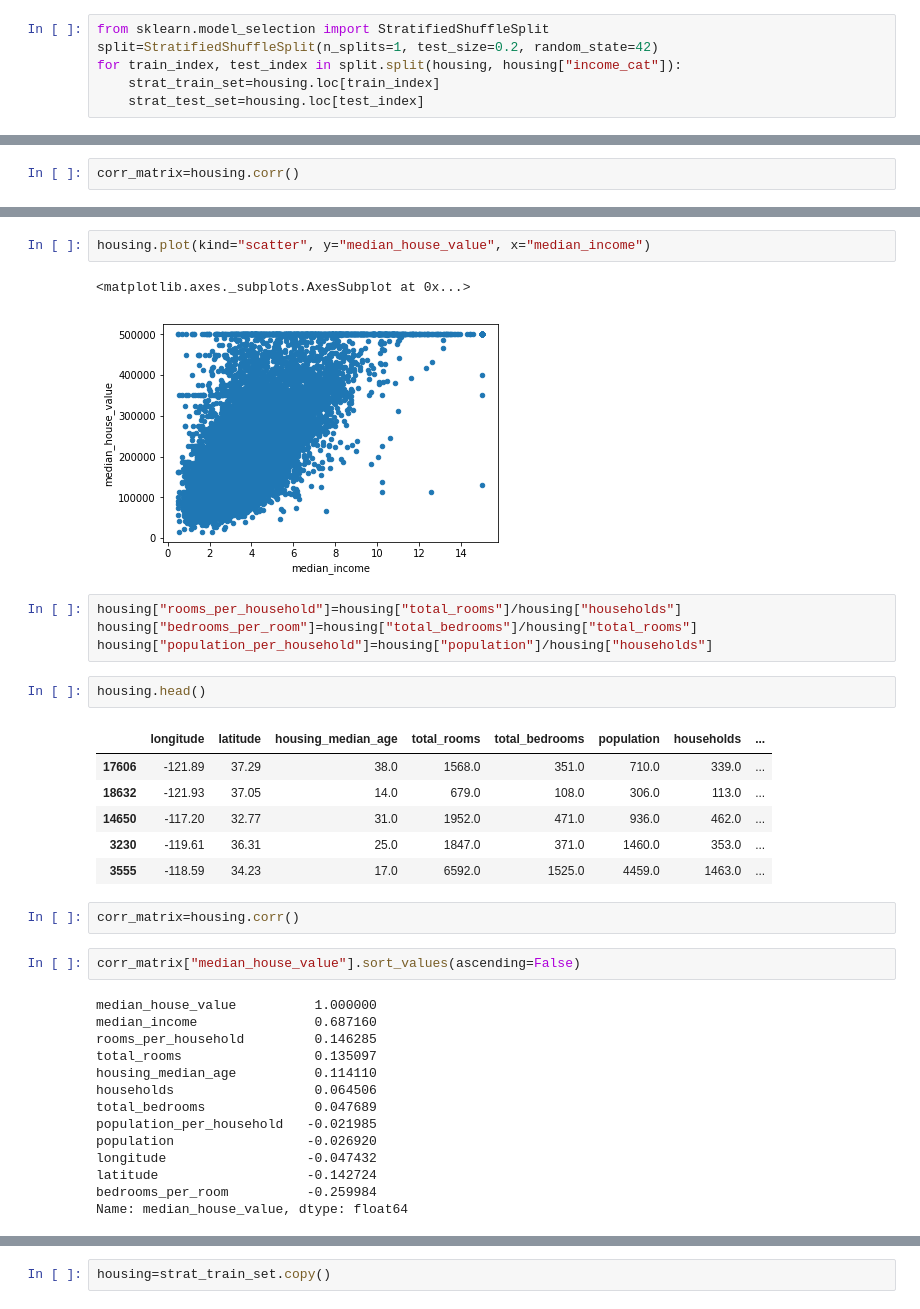
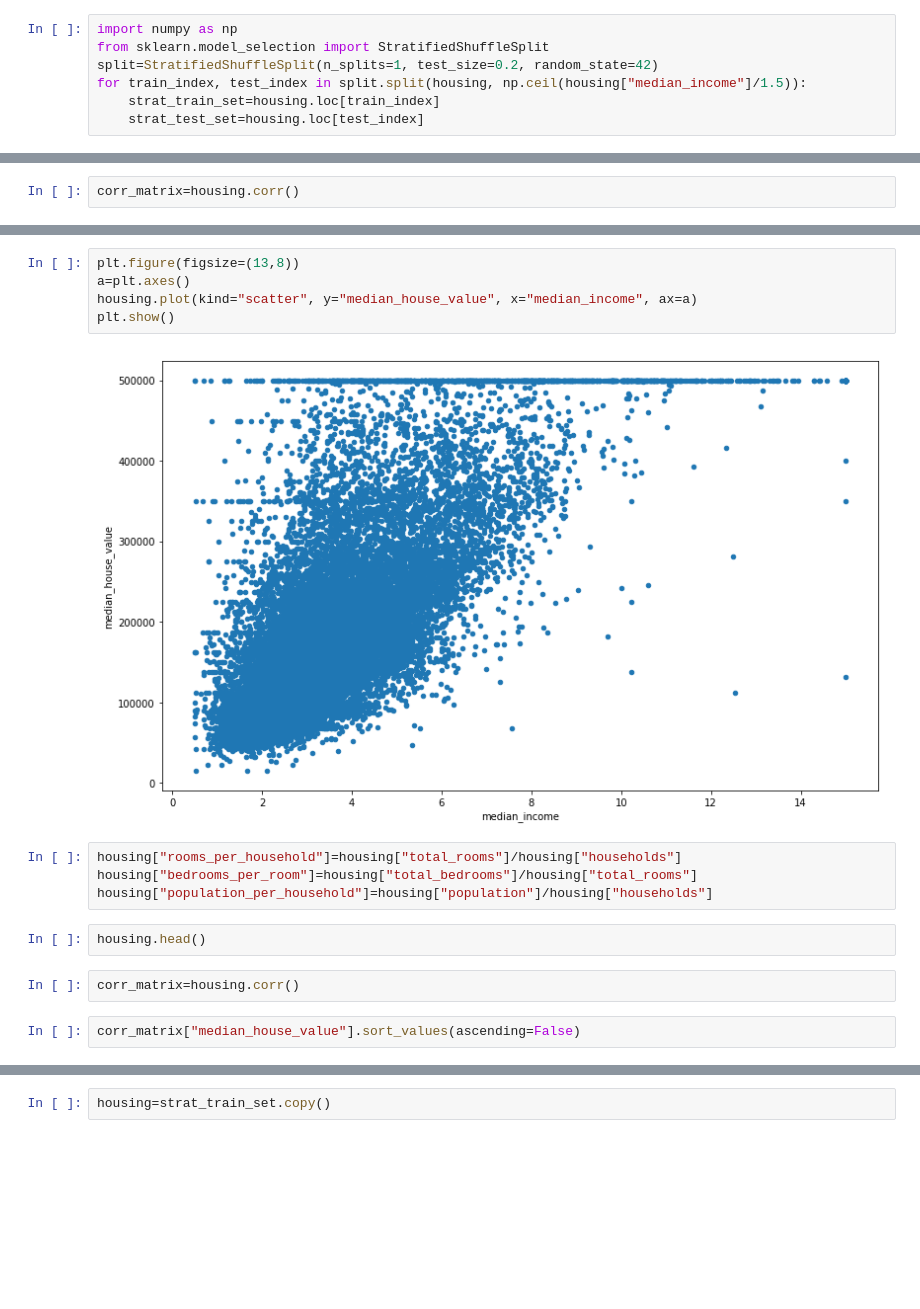
Before and after one commit to MaciejWasilewski/ML01, a Jupyter notebook: main.ipynb, the cells around one changed output, grey strips where cells are left out. Cells and saved outputs as stored; diff of their text form; blank space fills up the shorter version.

```diff
--- a/main.ipynb
+++ b/main.ipynb
@@ -151,6 +151,7 @@ plt.show()
 # %%
+import numpy as np
 from sklearn.model_selection import StratifiedShuffleSplit
 split=StratifiedShuffleSplit(n_splits=1, test_size=0.2, random_state=42)
-for train_index, test_index in split.split(housing, housing["income_cat"]):
+for train_index, test_index in split.split(housing, np.ceil(housing["median_income"]/1.5)):
     strat_train_set=housing.loc[train_index]
     strat_test_set=housing.loc[test_index]
@@ -225,38 +235,19 @@ array([[<matplotlib.axes._subplots.AxesSubplot object at 0x...>,
 # %%
-housing.plot(kind="scatter", y="median_house_value", x="median_income")
+plt.figure(figsize=(13,8))
+a=plt.axes()
+housing.plot(kind="scatter", y="median_house_value", x="median_income", ax=a)
+plt.show()
 # %% [output]
-<matplotlib.axes._subplots.AxesSubplot at 0x...>
-[figure, old version]
+[figure, new version]
 # %%
 housing["rooms_per_household"]=housing["total_rooms"]/housing["households"]
 housing["bedrooms_per_room"]=housing["total_bedrooms"]/housing["total_rooms"]
 housing["population_per_household"]=housing["population"]/housing["households"]
 # %%
 housing.head()
-# %% [output]
-|  | longitude | latitude | housing_median_age | total_rooms | total_bedrooms | population | households | ... |
-| 17606 | -121.89 | 37.29 | 38.0 | 1568.0 | 351.0 | 710.0 | 339.0 | ... |
-| 18632 | -121.93 | 37.05 | 14.0 | 679.0 | 108.0 | 306.0 | 113.0 | ... |
-| 14650 | -117.20 | 32.77 | 31.0 | 1952.0 | 471.0 | 936.0 | 462.0 | ... |
-| 3230 | -119.61 | 36.31 | 25.0 | 1847.0 | 371.0 | 1460.0 | 353.0 | ... |
-| 3555 | -118.59 | 34.23 | 17.0 | 6592.0 | 1525.0 | 4459.0 | 1463.0 | ... |
 # %%
 corr_matrix=housing.corr()
 # %%
 corr_matrix["median_house_value"].sort_values(ascending=False)
-# %% [output]
-median_house_value          1.000000
-median_income               0.687160
-rooms_per_household         0.146285
-total_rooms                 0.135097
-housing_median_age          0.114110
-households                  0.064506
-total_bedrooms              0.047689
-population_per_household   -0.021985
-population                 -0.026920
-longitude                  -0.047432
-latitude                   -0.142724
-bedrooms_per_room          -0.259984
-Name: median_house_value, dtype: float64
 # %%
 housing.plot(kind="scatter", y="median_house_value", x="bedrooms_per_room")
```
Also changed, not shown: parts of 66 cells of this notebook.
